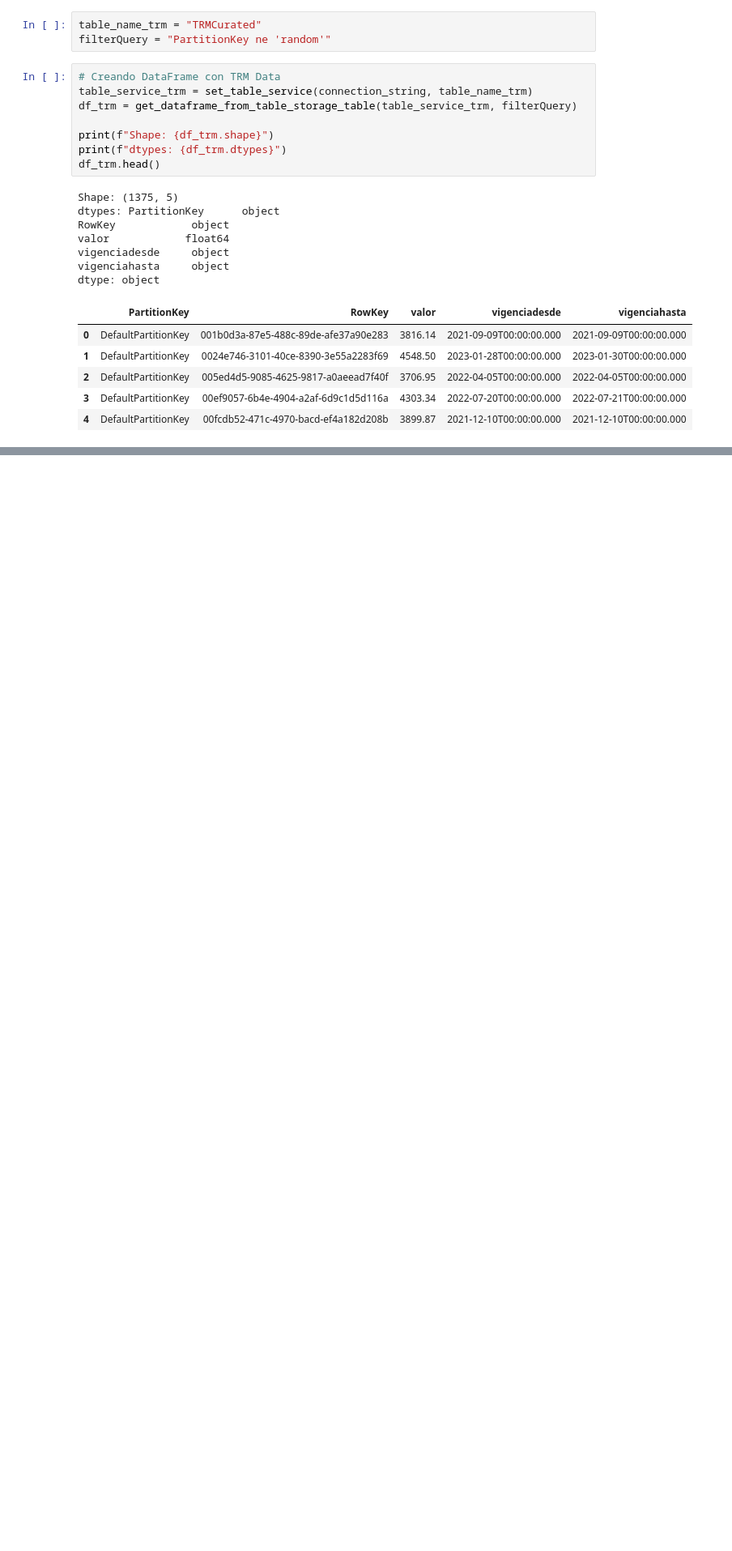
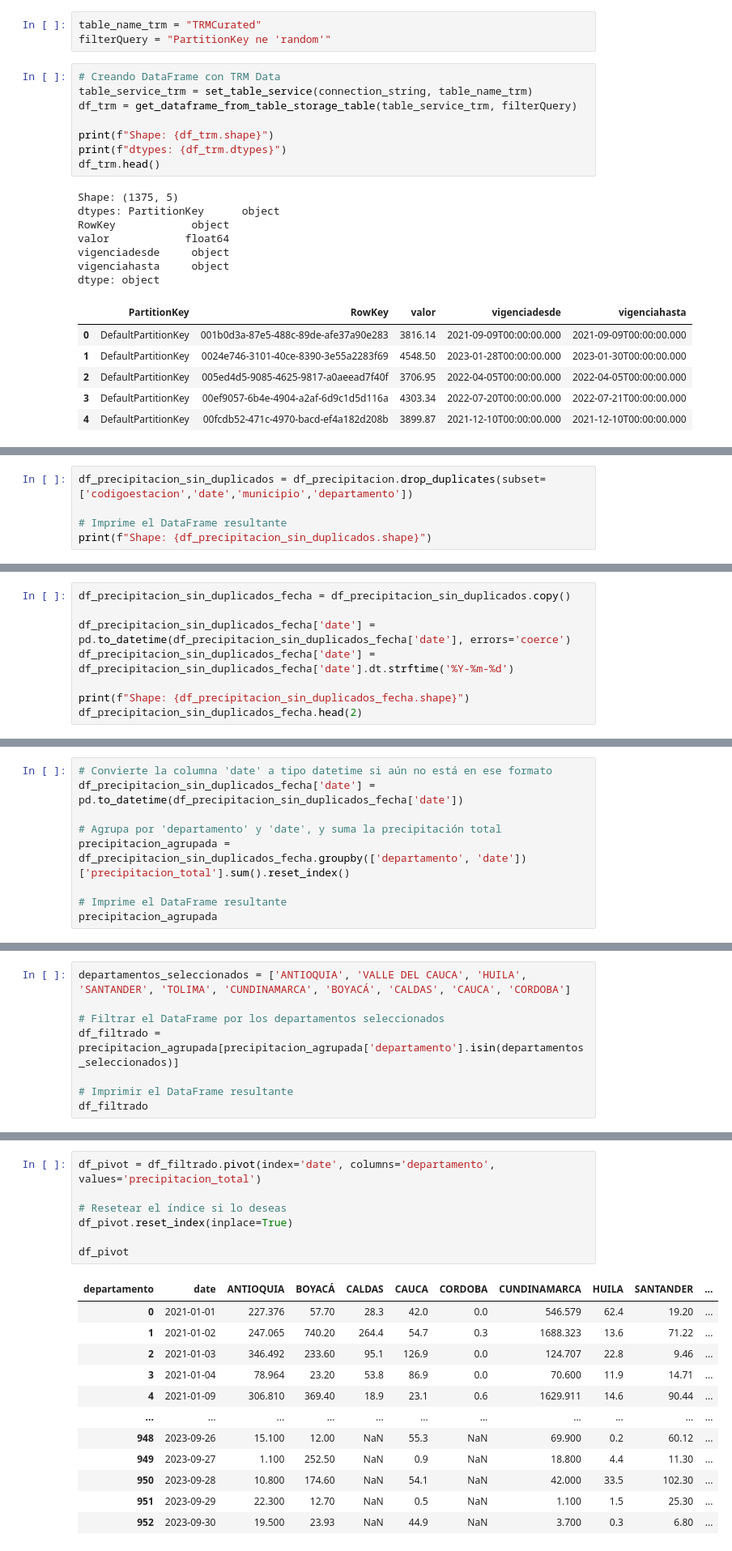
Before and after one commit to maestria-ds-eafit/Proyecto-Integrador-Semestre1, a Jupyter notebook: python-notebooks/ReadEntitiesAzTable.ipynb, the cells around one changed output, grey strips where cells are left out. Shown: that part at 81% size. Saved outputs shown, nothing was run; the diff lists cells and outputs as text; blank space fills up the shorter version.

```diff
--- a/python-notebooks/ReadEntitiesAzTable.ipynb
+++ b/python-notebooks/ReadEntitiesAzTable.ipynb
@@ -84,0 +177,5 @@ df_precipitacion = get_dataframe_from_table_storage_table(
+# %%
+df_precipitacion_sin_duplicados = df_precipitacion.drop_duplicates(subset=['codigoestacion','date','municipio','departamento'])
+
+# Imprime el DataFrame resultante
+print(f"Shape: {df_precipitacion_sin_duplicados.shape}")
@@ -84,0 +184,8 @@ df_precipitacion = get_dataframe_from_table_storage_table(
+# %%
+df_precipitacion_sin_duplicados_fecha = df_precipitacion_sin_duplicados.copy()
+
+df_precipitacion_sin_duplicados_fecha['date'] = pd.to_datetime(df_precipitacion_sin_duplicados_fecha['date'], errors='coerce')
+df_precipitacion_sin_duplicados_fecha['date'] = df_precipitacion_sin_duplicados_fecha['date'].dt.strftime('%Y-%m-%d')
+
+print(f"Shape: {df_precipitacion_sin_duplicados_fecha.shape}")
+df_precipitacion_sin_duplicados_fecha.head(2)
@@ -84,0 +346,9 @@ df_precipitacion = get_dataframe_from_table_storage_table(
+# %%
+# Convierte la columna 'date' a tipo datetime si aún no está en ese formato
+df_precipitacion_sin_duplicados_fecha['date'] = pd.to_datetime(df_precipitacion_sin_duplicados_fecha['date'])
+
+# Agrupa por 'departamento' y 'date', y suma la precipitación total
+precipitacion_agrupada = df_precipitacion_sin_duplicados_fecha.groupby(['departamento', 'date'])['precipitacion_total'].sum().reset_index()
+
+# Imprime el DataFrame resultante
+precipitacion_agrupada
@@ -84,0 +369,8 @@ df_precipitacion = get_dataframe_from_table_storage_table(
+# %%
+departamentos_seleccionados = ['ANTIOQUIA', 'VALLE DEL CAUCA', 'HUILA', 'SANTANDER', 'TOLIMA', 'CUNDINAMARCA', 'BOYACÁ', 'CALDAS', 'CAUCA', 'CORDOBA']
+
+# Filtrar el DataFrame por los departamentos seleccionados
+df_filtrado = precipitacion_agrupada[precipitacion_agrupada['departamento'].isin(departamentos_seleccionados)]
+
+# Imprimir el DataFrame resultante
+df_filtrado
@@ -84,0 +391,20 @@ df_precipitacion = get_dataframe_from_table_storage_table(
+# %%
+df_pivot = df_filtrado.pivot(index='date', columns='departamento', values='precipitacion_total')
+
+# Resetear el índice si lo deseas
+df_pivot.reset_index(inplace=True)
+
+df_pivot
+# %% [output]
+| departamento | date | ANTIOQUIA | BOYACÁ | CALDAS | CAUCA | CORDOBA | CUNDINAMARCA | HUILA | SANTANDER | ... |
+| 0 | 2021-01-01 | 227.376 | 57.70 | 28.3 | 42.0 | 0.0 | 546.579 | 62.4 | 19.20 | ... |
+| 1 | 2021-01-02 | 247.065 | 740.20 | 264.4 | 54.7 | 0.3 | 1688.323 | 13.6 | 71.22 | ... |
+| 2 | 2021-01-03 | 346.492 | 233.60 | 95.1 | 126.9 | 0.0 | 124.707 | 22.8 | 9.46 | ... |
+| 3 | 2021-01-04 | 78.964 | 23.20 | 53.8 | 86.9 | 0.0 | 70.600 | 11.9 | 14.71 | ... |
+| 4 | 2021-01-09 | 306.810 | 369.40 | 18.9 | 23.1 | 0.6 | 1629.911 | 14.6 | 90.44 | ... |
+| ... | ... | ... | ... | ... | ... | ... | ... | ... | ... | ... |
+| 948 | 2023-09-26 | 15.100 | 12.00 | NaN | 55.3 | NaN | 69.900 | 0.2 | 60.12 | ... |
+| 949 | 2023-09-27 | 1.100 | 252.50 | NaN | 0.9 | NaN | 18.800 | 4.4 | 11.30 | ... |
+| 950 | 2023-09-28 | 10.800 | 174.60 | NaN | 54.1 | NaN | 42.000 | 33.5 | 102.30 | ... |
+| 951 | 2023-09-29 | 22.300 | 12.70 | NaN | 0.5 | NaN | 1.100 | 1.5 | 25.30 | ... |
+| 952 | 2023-09-30 | 19.500 | 23.93 | NaN | 44.9 | NaN | 3.700 | 0.3 | 6.80 | ... |
```
Also changed, not shown: parts of 41 cells of this notebook, 4 other files.
